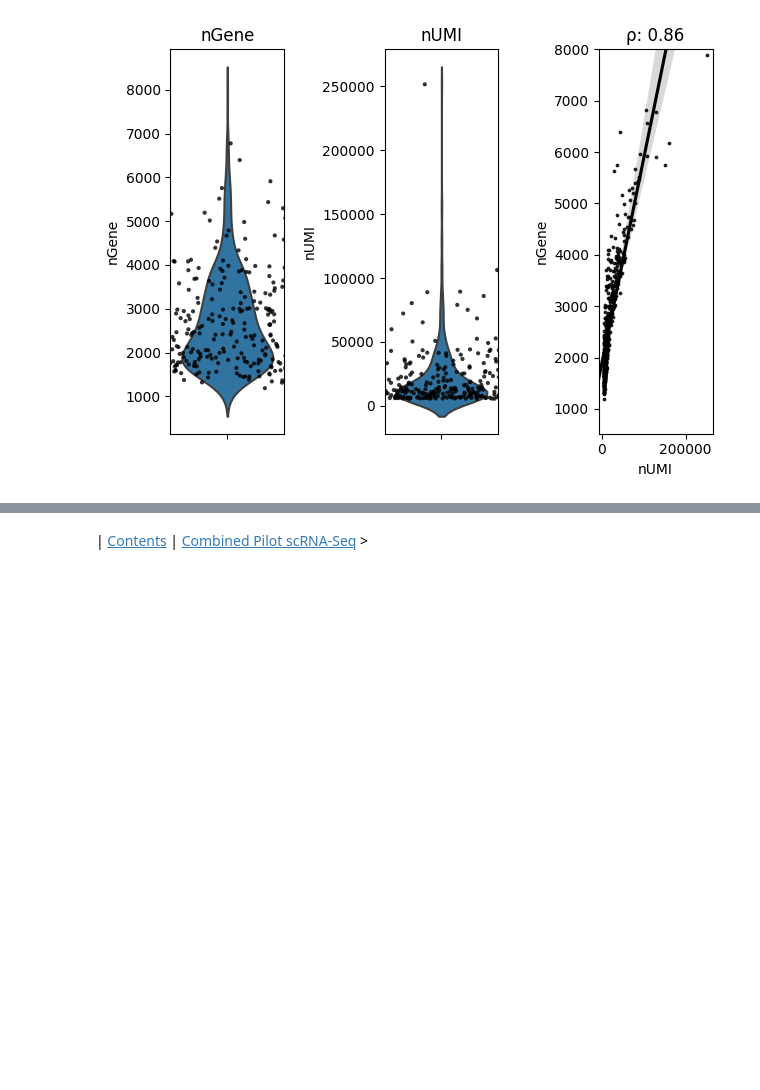
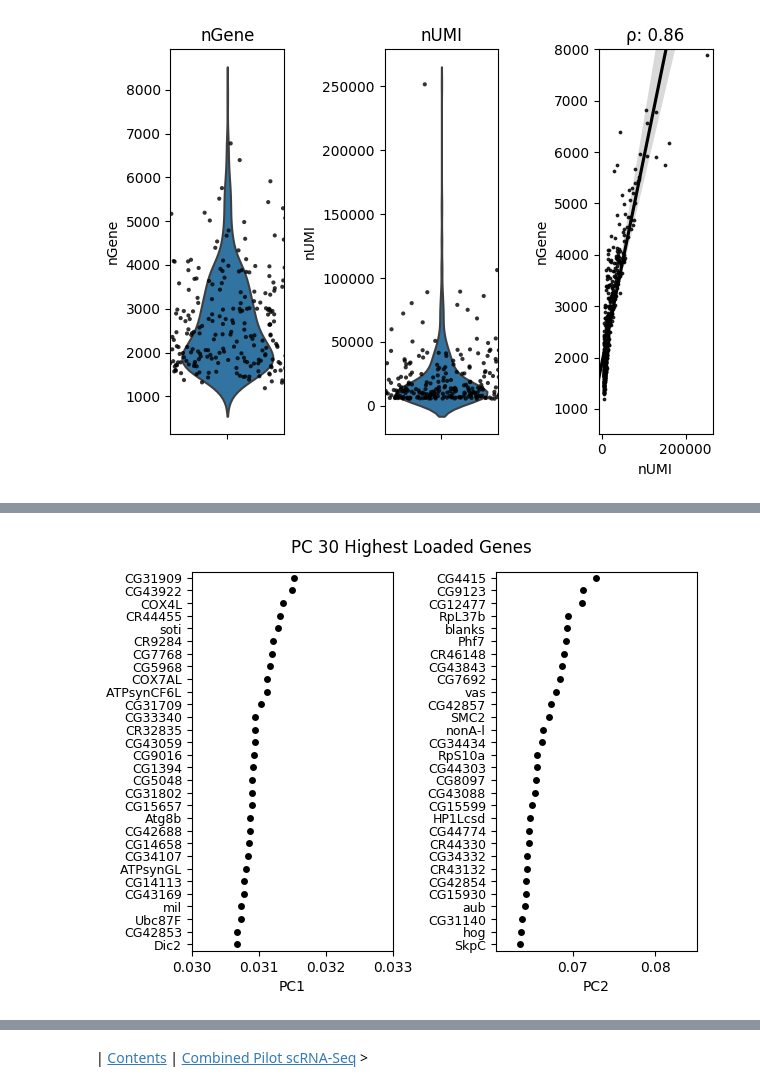
Before and after one commit to jfear/larval_gonad, a Jupyter notebook: docs/01.00-testis_pilot_scRNAseq_analysis.ipynb, the cells around one changed output, grey strips where cells are left out. Cells and saved outputs as stored; diff of their text form; code cells hidden in the pictures; blank space fills up the shorter version.

```diff
--- a/docs/01.00-testis_pilot_scRNAseq_analysis.ipynb
+++ b/docs/01.00-testis_pilot_scRNAseq_analysis.ipynb
@@ -375,0 +150,7 @@ print('yes')
+# %%
+%%R -o norm
+testis = NormalizeData(object=testis, normalization.method="LogNormalize", scale.factor=1e4)
+norm = as.data.frame(as.matrix(testis@data))
+
+write.table(norm, file=file.path(OUTPUT, 'normalized_read_counts.tsv'),
+            quote=FALSE, sep="\t", row.names=TRUE, col.names=TRUE)
@@ -375,0 +269,30 @@ print('yes')
+# %%
+@make_figs(nbconfig.fig_name('pca_highest'), styles=nbconfig.styles_wide, kws_layout={"rect": [0, 0, 1, .95]})
+def plot_pca1():
+    # Adjust sign for PCs
+    ## Sign is irrelavant with PCs, I am curious at looking at most variable
+    pc1 = abs(gene_loadings.PC1).sort_values(ascending=False).head(30).reset_index()
+    pc2 = abs(gene_loadings.PC2).sort_values(ascending=False).head(30).reset_index()
+
+    fig, (ax1, ax2) = plt.subplots(1, 2)
+
+    def adjust_font(ax):
+        labels = []
+        for l in ax.get_yticklabels():
+            labels.append(fbgn2symbol[l.get_text()])
+        ax.set_yticklabels(labels, fontsize=9)
+
+    sns.stripplot(x="PC1", y="index", data=pc1, ax=ax1, color='k')
+    ax1.set_xlim(0.03, 0.033)
+    ax1.set_ylabel('')
+    adjust_font(ax1)
+
+    sns.stripplot(x="PC2", y="index", data=pc2, ax=ax2, color='k')
+    ax2.set_ylabel('')
+    adjust_font(ax2)
+
+    plt.suptitle('PC 30 Highest Loaded Genes')
+
+plot_pca1()
+# %% [output]
+[figure, added]
```
Also changed, not shown: parts of 47 cells of this notebook, 2 other files.
